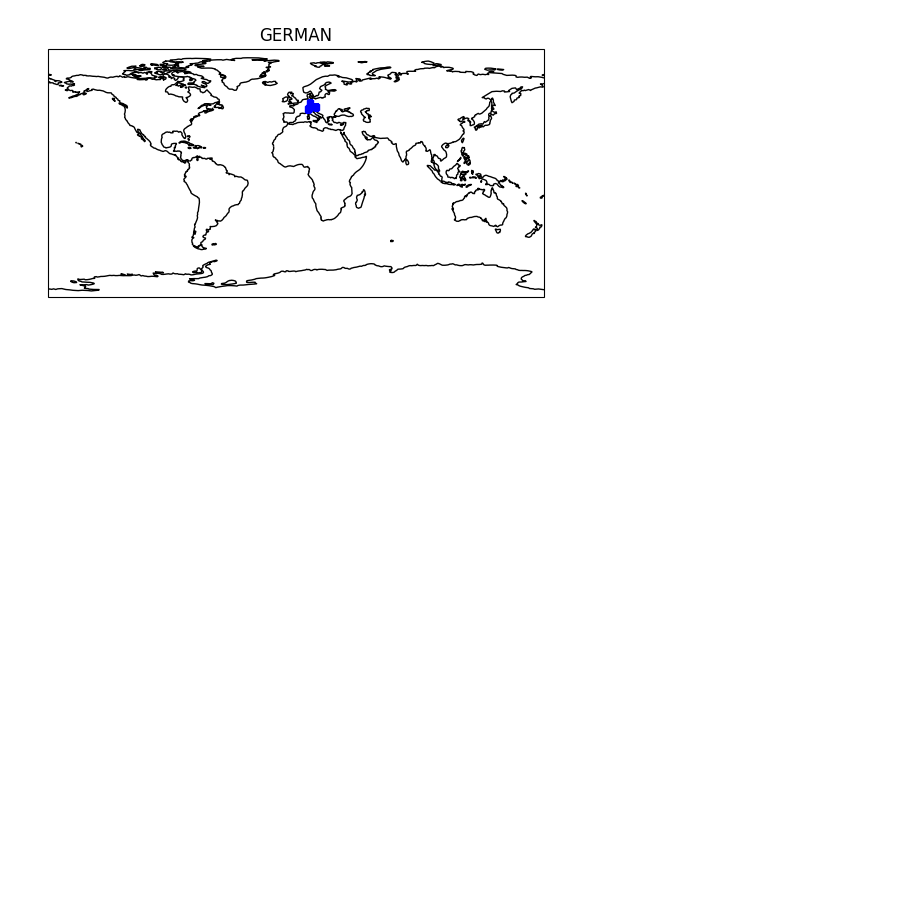
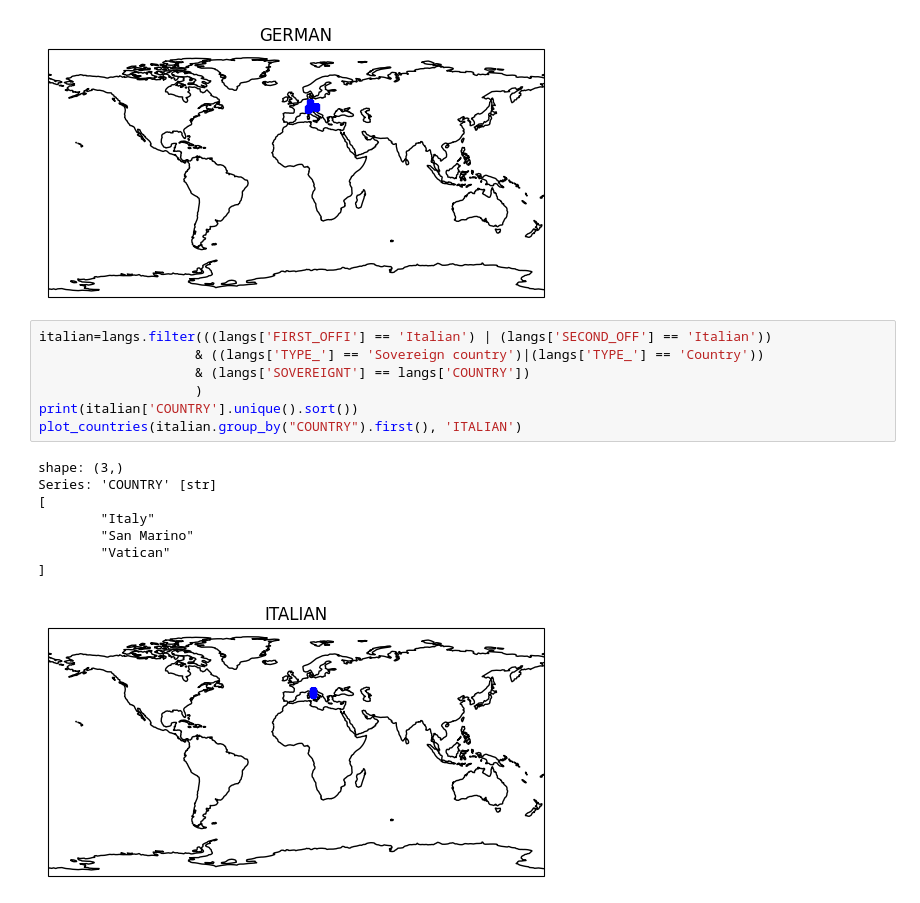
Before and after one commit to sergiorgiraldo/DataScience-Showcase, a Jupyter notebook: Languages/default.ipynb, the cells around one changed output. Drawn from its saved outputs; the diff is of its cells as text; blank space fills up the shorter version.

```diff
--- a/Languages/default.ipynb
+++ b/Languages/default.ipynb
@@ -261,3 +261,19 @@ Series: 'COUNTRY' [str]
         "Switzerland"
 ]
 [figure]
+# %%
+italian=langs.filter(((langs['FIRST_OFFI'] == 'Italian') | (langs['SECOND_OFF'] == 'Italian'))
+                    & ((langs['TYPE_'] == 'Sovereign country')|(langs['TYPE_'] == 'Country'))
+                    & (langs['SOVEREIGNT'] == langs['COUNTRY'])
+                    )
+print(italian['COUNTRY'].unique().sort())
+plot_countries(italian.group_by("COUNTRY").first(), 'ITALIAN')
+# %% [output]
+shape: (3,)
+Series: 'COUNTRY' [str]
+[
+        "Italy"
+        "San Marino"
+        "Vatican"
+]
+[figure, added]
```
Also changed, not shown: 3 other files.
